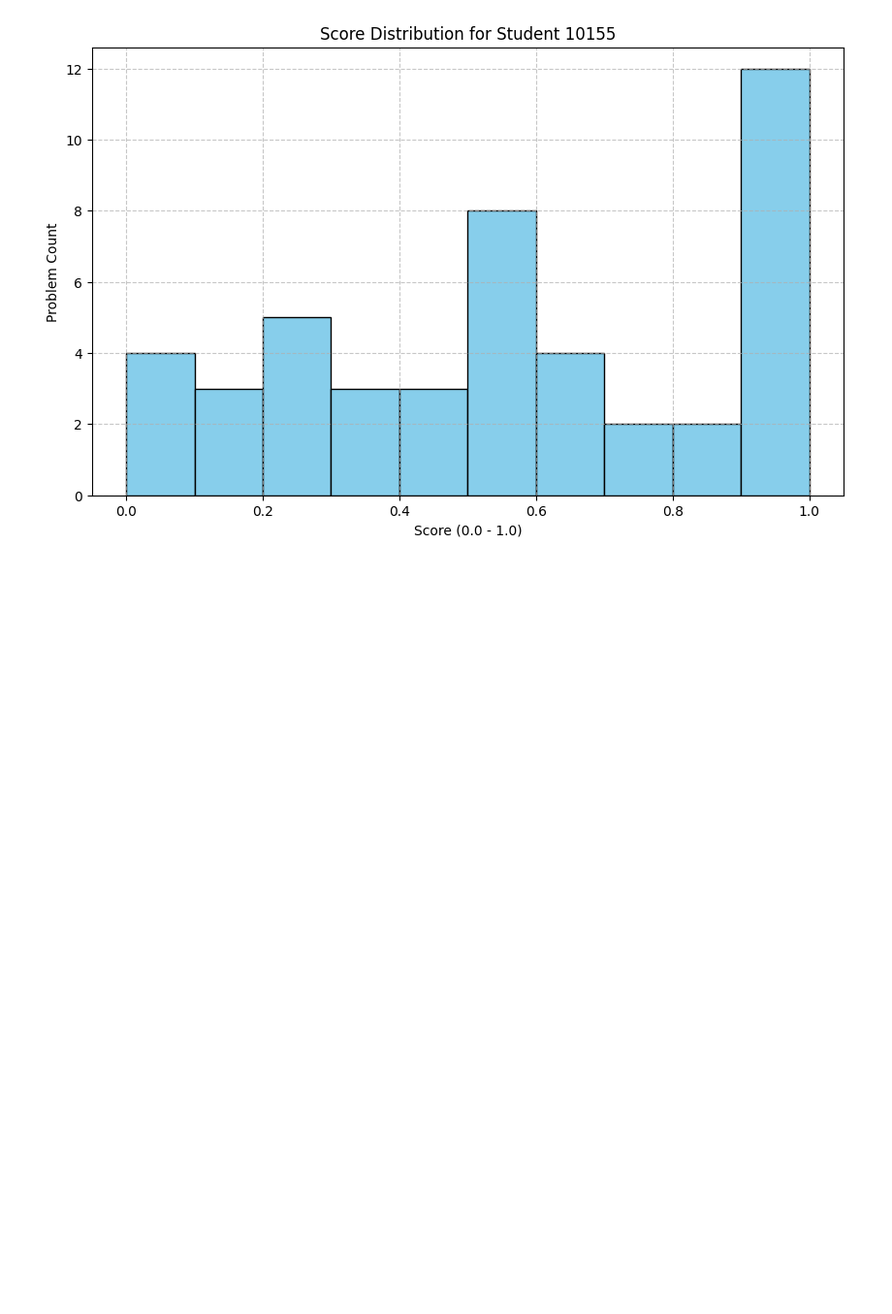
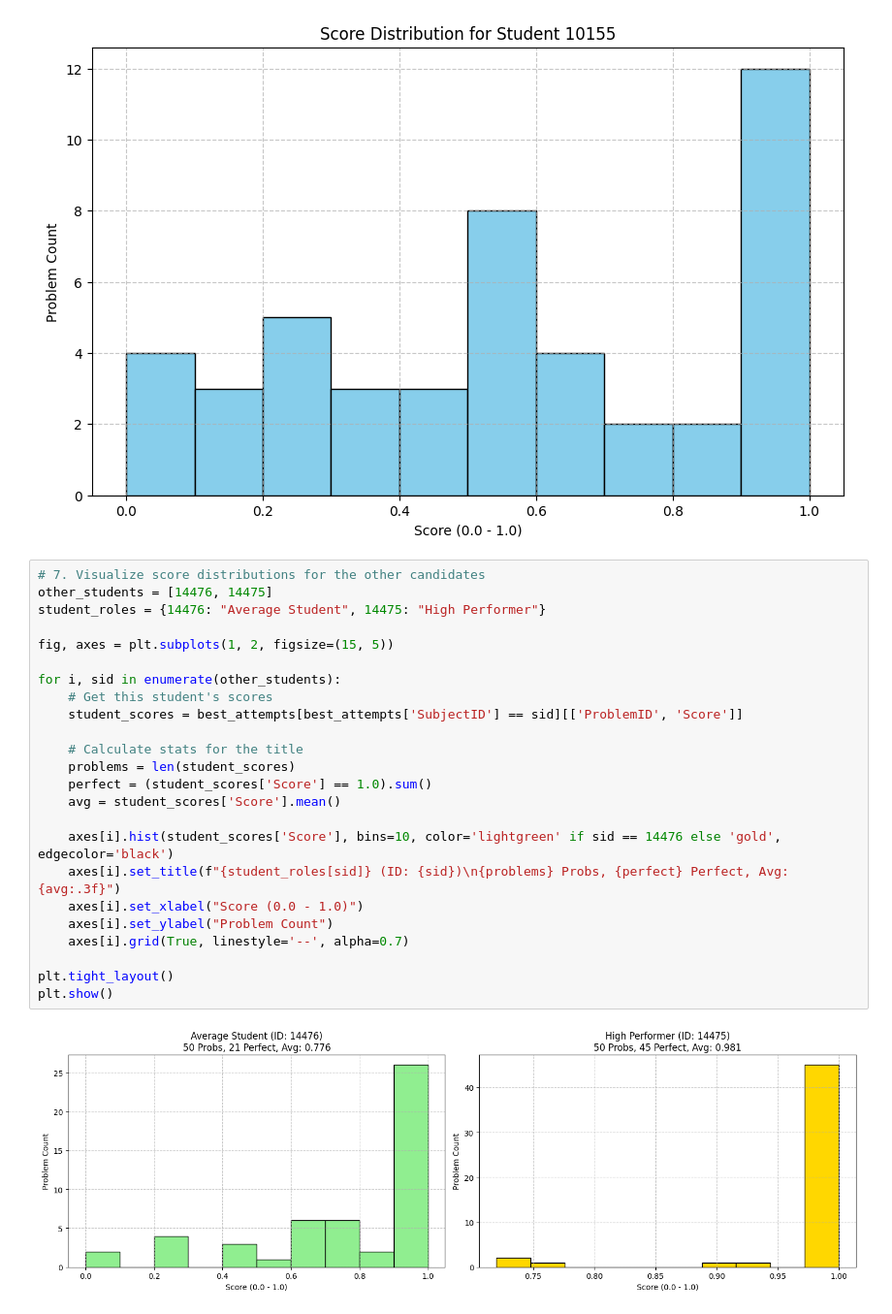
Before and after one commit to Pranay0205/kintsugi, a Jupyter notebook: experiments/candidate_student_search.ipynb, the cells around one changed output. Shown at 97% size. Saved outputs shown, nothing was run; the diff lists cells and outputs as text; blank space fills up the shorter version.

```diff
--- a/experiments/candidate_student_search.ipynb
+++ b/experiments/candidate_student_search.ipynb
@@ -80,3 +89,29 @@ Top Candidate: Student 10155.0
 Problems Attempted: 46.0
 Perfect Scores: 11.0 (23.9%)
 [figure]
+# %%
+# 7. Visualize score distributions for the other candidates
+other_students = [14476, 14475]
+student_roles = {14476: "Average Student", 14475: "High Performer"}
+
+fig, axes = plt.subplots(1, 2, figsize=(15, 5))
+
+for i, sid in enumerate(other_students):
+    # Get this student's scores
+    student_scores = best_attempts[best_attempts['SubjectID'] == sid][['ProblemID', 'Score']]
+
+    # Calculate stats for the title
+    problems = len(student_scores)
+    perfect = (student_scores['Score'] == 1.0).sum()
+    avg = student_scores['Score'].mean()
+
+    axes[i].hist(student_scores['Score'], bins=10, color='lightgreen' if sid == 14476 else 'gold', edgecolor='black')
+    axes[i].set_title(f"{student_roles[sid]} (ID: {sid})\n{problems} Probs, {perfect} Perfect, Avg: {avg:.3f}")
+    axes[i].set_xlabel("Score (0.0 - 1.0)")
+    axes[i].set_ylabel("Problem Count")
+    axes[i].grid(True, linestyle='--', alpha=0.7)
+
+plt.tight_layout()
+plt.show()
+# %% [output]
+[figure, added]
```
Also changed, not shown: parts of 2 cells of this notebook, 5 other files.
